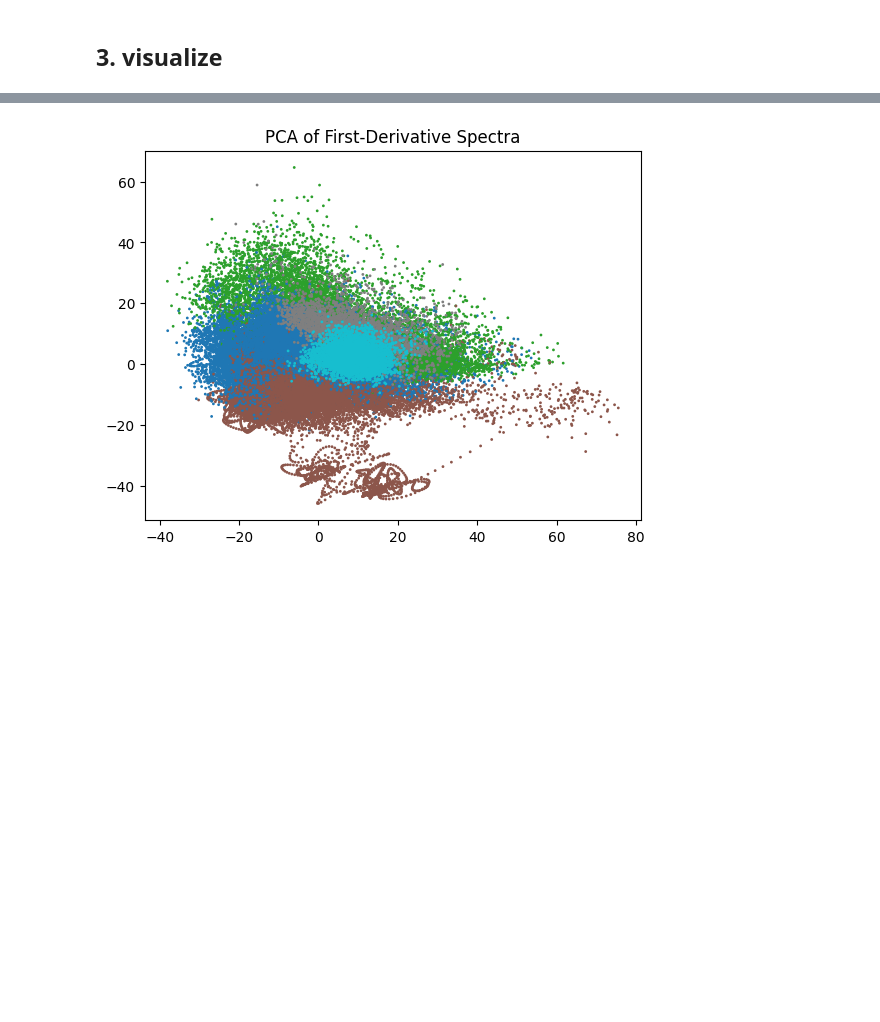
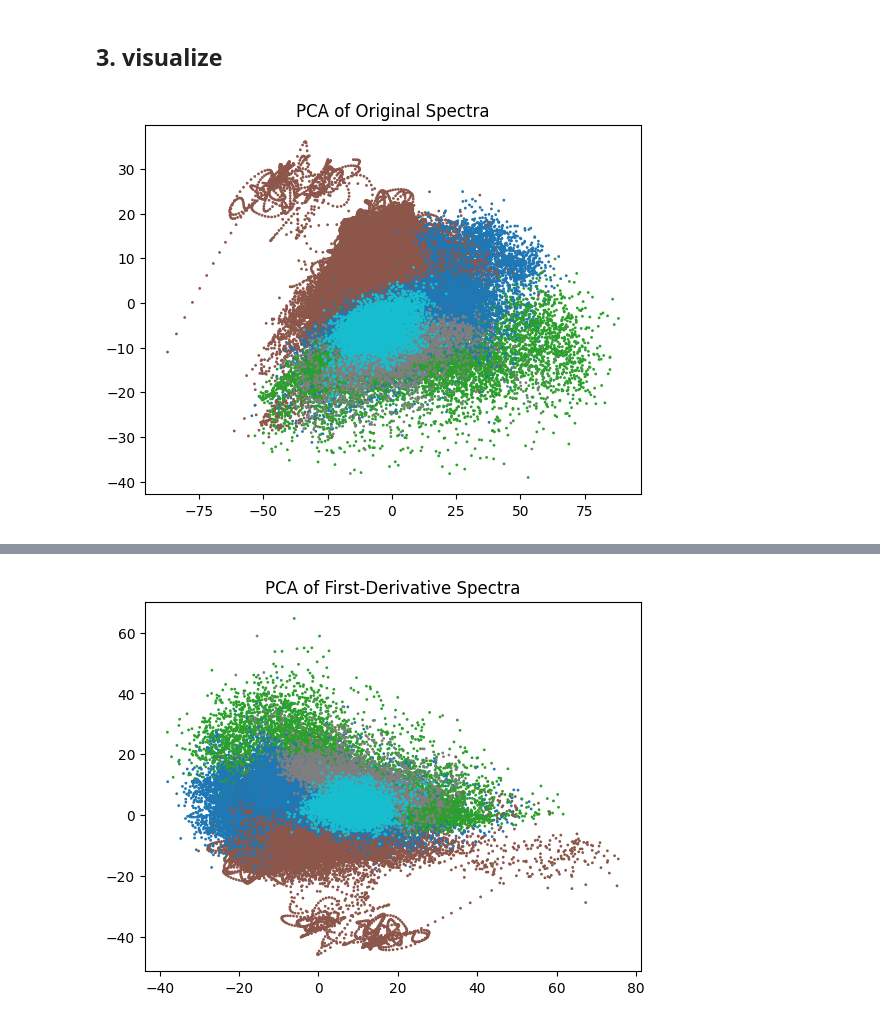
Before and after one commit to Belukha9/6884-project, a Jupyter notebook: 6884.ipynb, the cells around one changed output, grey strips where cells are left out. Drawn from its saved outputs; the diff is of its cells as text; code cells hidden in the pictures; blank space fills up the shorter version.

```diff
--- a/6884.ipynb
+++ b/6884.ipynb
@@ -504,3 +367,9 @@ Mean 5-fold accuracy (1st-derivative features): 0.8593608797430454
 Each fold: [0.8575861505797812, 0.8635200609722903, 0.8576950296695519, 0.8596004137405411, 0.8584027437530622]
 # %% [markdown]
 ## 3. visualize
+# %%
+plt.scatter(X_pca[:,0], X_pca[:,1], c=y, cmap='tab10', s=1)
+plt.title("PCA of Original Spectra")
+plt.show()
+# %% [output]
+[figure, added]
```
Also changed, not shown: parts of 13 cells of this notebook.
